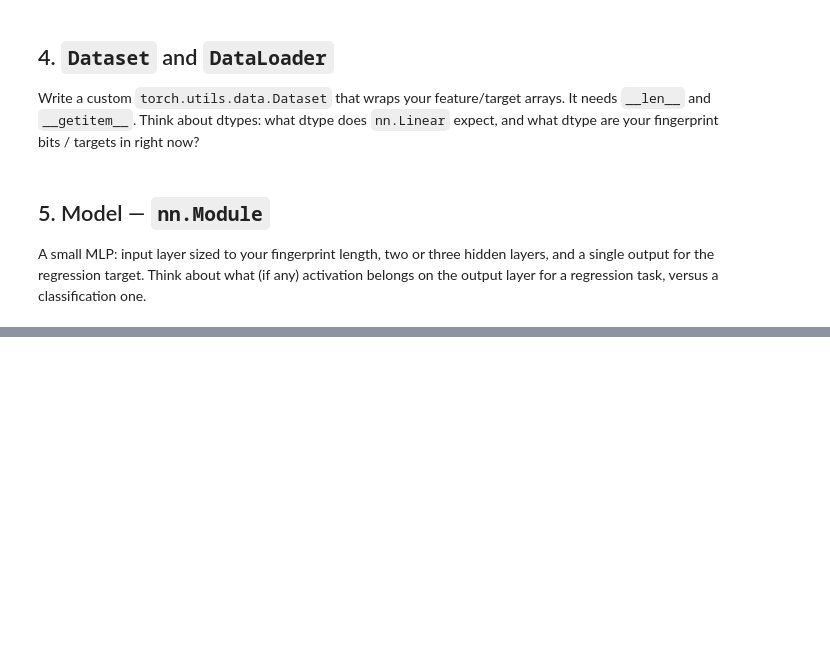
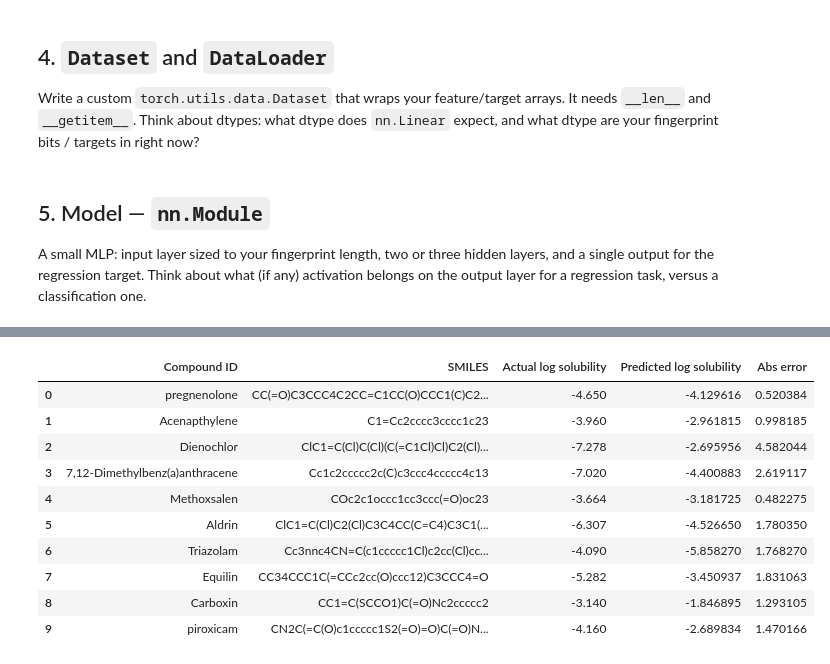
Before and after one commit to ezrast95/metabolomics-ml-curriculum, a Jupyter notebook: week01_pytorch_basics/week01_mlp_pytorch_on_ESol_data.ipynb, the cells around one changed output, grey strips where cells are left out. Cells and saved outputs as stored; diff of their text form; code cells hidden in the pictures; blank space fills up the shorter version.

```diff
--- a/week01_pytorch_basics/week01_mlp_pytorch_on_ESol_data.ipynb
+++ b/week01_pytorch_basics/week01_mlp_pytorch_on_ESol_data.ipynb
@@ -211,0 +264,15 @@ Plot train (and val, if you tracked it per-epoch) loss curves over epochs. Does
+# %%
+# load weights of best epoch into new model (named best model)
+checkpoint = torch.load(CHECKPOINT_PATH)
+checkpoint_weights = checkpoint["model_state_dict"]
+best_model = SolubilityRegressor(256, 32)
+best_model.load_state_dict(checkpoint_weights)
+val_epoch_loss, mae_value = val_loop(best_model, val_loader, loss_fn)
+# round-trip check: reloaded model should reproduce the exact val metrics we saved
+assert math.isclose(val_epoch_loss, checkpoint["val_loss"], rel_tol=1e-6)
+assert math.isclose(mae_value, checkpoint["mae"], rel_tol=1e-6)
+print(f"best epoch: {checkpoint['epoch']}")
+
+# run best model on test_loader - the one-shot, final, unbiased evaluation
+test_epoch_loss, test_mae_value = val_loop(best_model, test_loader, loss_fn)
+print(f"=====test evalutation=====\nloss: {test_epoch_loss}\nmae: {test_mae_value}")
@@ -211,0 +283,30 @@ Plot train (and val, if you tracked it per-epoch) loss curves over epochs. Does
+# %%
+best_model.eval()
+
+sample = ds_test.sample(10, random_state=SEED).reset_index(drop=True)
+X_sample = torch.from_numpy(np.stack(sample['morgan_fp'])).to(torch.float32)
+
+with torch.no_grad():
+    preds = best_model(X_sample).squeeze(1)
+
+comparison = pd.DataFrame({
+    "Compound ID": sample["Compound ID"],
+    "SMILES": sample["smiles"],
+    "Actual log solubility": sample["measured log solubility in mols per litre"],
+    "Predicted log solubility": preds.numpy(),
+})
+comparison["Abs error"] = (comparison["Actual log solubility"] - comparison["Predicted log solubility"]).abs()
+
+comparison
+# %% [output]
+|  | Compound ID | SMILES | Actual log solubility | Predicted log solubility | Abs error |
+| 0 | pregnenolone | CC(=O)C3CCC4C2CC=C1CC(O)CCC1(C)C2... | -4.650 | -4.129616 | 0.520384 |
+| 1 | Acenapthylene | C1=Cc2cccc3cccc1c23 | -3.960 | -2.961815 | 0.998185 |
+| 2 | Dienochlor | ClC1=C(Cl)C(Cl)(C(=C1Cl)Cl)C2(Cl)... | -7.278 | -2.695956 | 4.582044 |
+| 3 | 7,12-Dimethylbenz(a)anthracene | Cc1c2ccccc2c(C)c3ccc4ccccc4c13 | -7.020 | -4.400883 | 2.619117 |
+| 4 | Methoxsalen | COc2c1occc1cc3ccc(=O)oc23 | -3.664 | -3.181725 | 0.482275 |
+| 5 | Aldrin | ClC1=C(Cl)C2(Cl)C3C4CC(C=C4)C3C1(... | -6.307 | -4.526650 | 1.780350 |
+| 6 | Triazolam | Cc3nnc4CN=C(c1ccccc1Cl)c2cc(Cl)cc... | -4.090 | -5.858270 | 1.768270 |
+| 7 | Equilin | CC34CCC1C(=CCc2cc(O)ccc12)C3CCC4=O | -5.282 | -3.450937 | 1.831063 |
+| 8 | Carboxin | CC1=C(SCCO1)C(=O)Nc2ccccc2 | -3.140 | -1.846895 | 1.293105 |
+| 9 | piroxicam | CN2C(=C(O)c1ccccc1S2(=O)=O)C(=O)N... | -4.160 | -2.689834 | 1.470166 |
```
Also changed, not shown: parts of 18 cells of this notebook.
